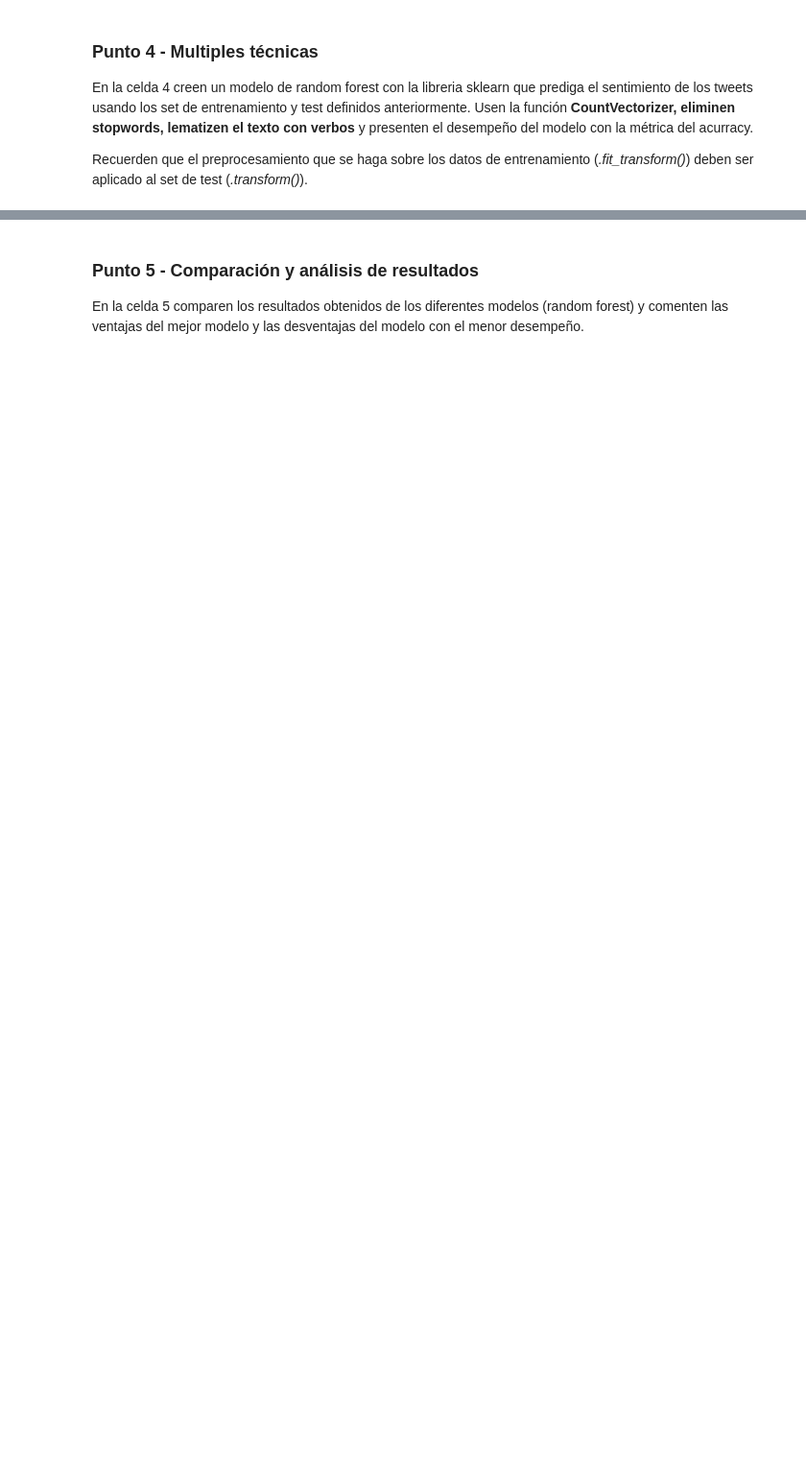
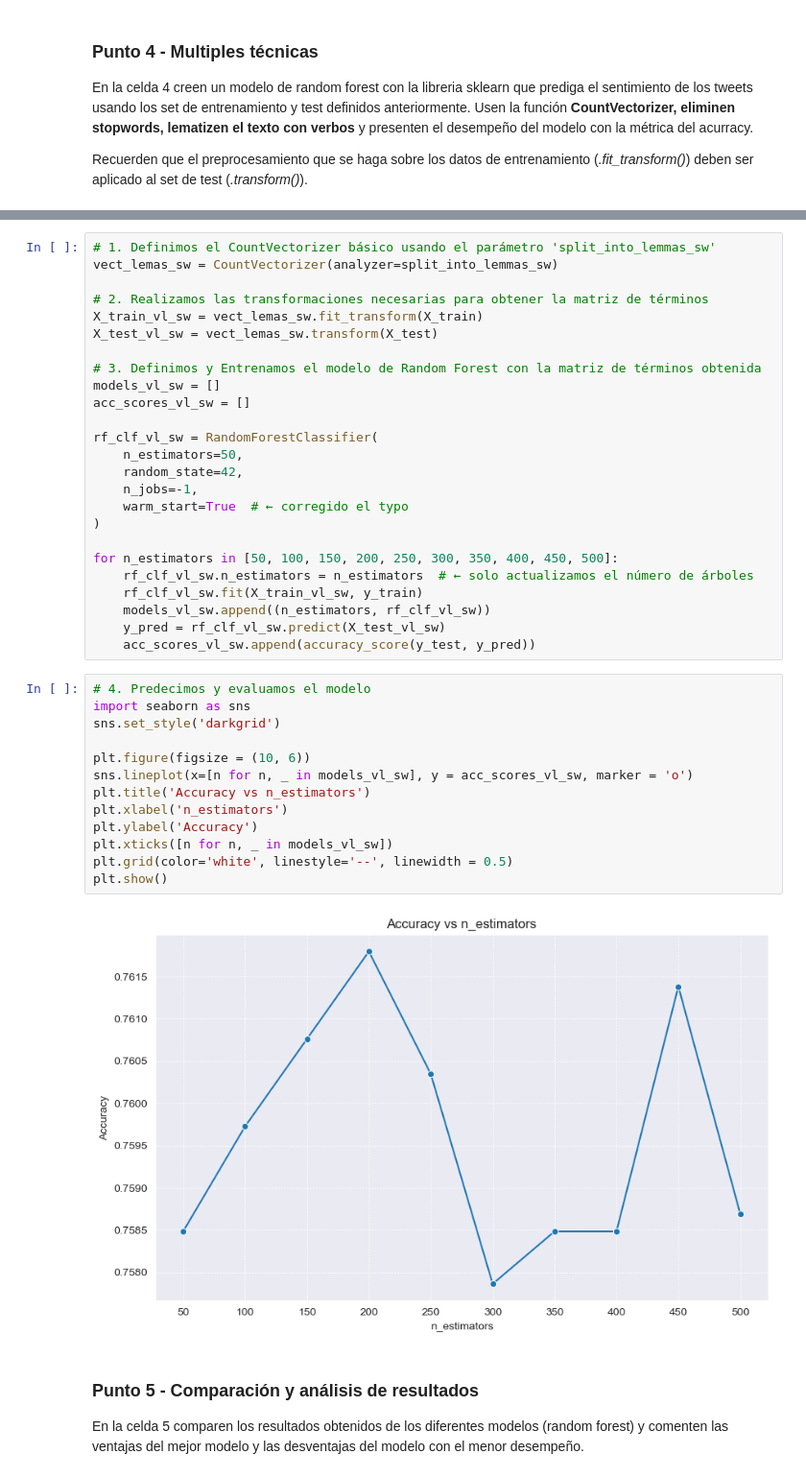
Before and after one commit to jantonioagudelo/MIAD_ML_NLP_2026, a Jupyter notebook: Semana 5/S5TC1_Analisis_Sentimientos.ipynb, the cells around one changed output, grey strips where cells are left out. Shown at 96% size. Drawn from its saved outputs; the diff is of its cells as text; blank space fills up the shorter version.

```diff
--- a/Semana 5/S5TC1_Analisis_Sentimientos.ipynb
+++ b/Semana 5/S5TC1_Analisis_Sentimientos.ipynb
@@ -181,3 +250,43 @@ Recuerden que el preprocesamiento que se haga sobre los datos de entrenamiento
+# %%
+# 1. Definimos el CountVectorizer básico usando el parámetro 'split_into_lemmas_sw'
+vect_lemas_sw = CountVectorizer(analyzer=split_into_lemmas_sw)
+
+# 2. Realizamos las transformaciones necesarias para obtener la matriz de términos
+X_train_vl_sw = vect_lemas_sw.fit_transform(X_train)
+X_test_vl_sw = vect_lemas_sw.transform(X_test)
+
+# 3. Definimos y Entrenamos el modelo de Random Forest con la matriz de términos obtenida
+models_vl_sw = []
+acc_scores_vl_sw = []
+
+rf_clf_vl_sw = RandomForestClassifier(
+    n_estimators=50,
+    random_state=42,
+    n_jobs=-1,
+    warm_start=True  # ← corregido el typo
+)
+
+for n_estimators in [50, 100, 150, 200, 250, 300, 350, 400, 450, 500]:
+    rf_clf_vl_sw.n_estimators = n_estimators  # ← solo actualizamos el número de árboles
+    rf_clf_vl_sw.fit(X_train_vl_sw, y_train)
+    models_vl_sw.append((n_estimators, rf_clf_vl_sw))
+    y_pred = rf_clf_vl_sw.predict(X_test_vl_sw)
+    acc_scores_vl_sw.append(accuracy_score(y_test, y_pred))
+# %%
+# 4. Predecimos y evaluamos el modelo
+import seaborn as sns
+sns.set_style('darkgrid')
+
+plt.figure(figsize = (10, 6))
+sns.lineplot(x=[n for n, _ in models_vl_sw], y = acc_scores_vl_sw, marker = 'o')
+plt.title('Accuracy vs n_estimators')
+plt.xlabel('n_estimators')
+plt.ylabel('Accuracy')
+plt.xticks([n for n, _ in models_vl_sw])
+plt.grid(color='white', linestyle='--', linewidth = 0.5)
+plt.show()
+# %% [output]
+[figure, added]
 # %% [markdown]
 ### Punto 5 - Comparación y análisis de resultados
 
```
Also changed, not shown: parts of 13 cells of this notebook.
